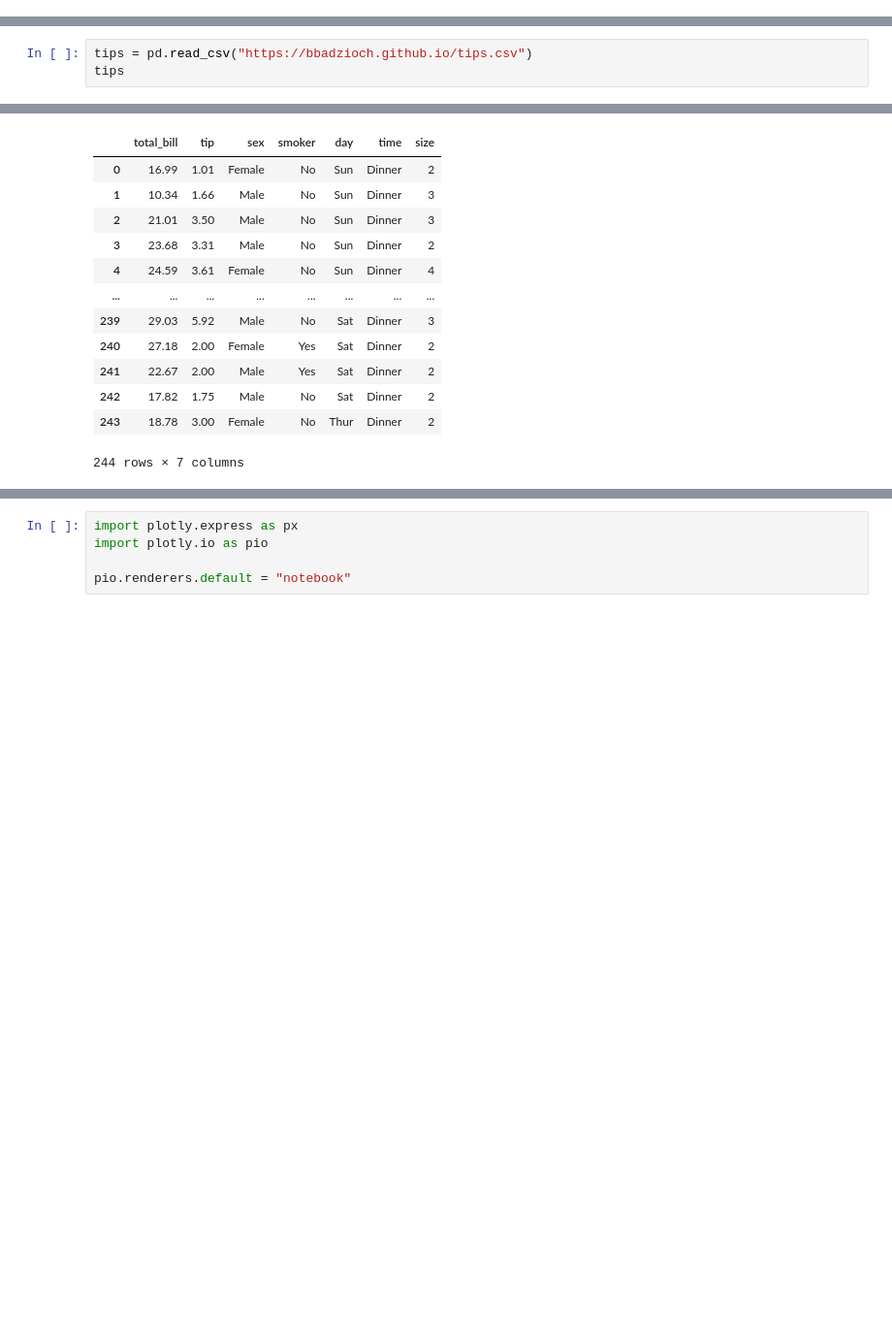
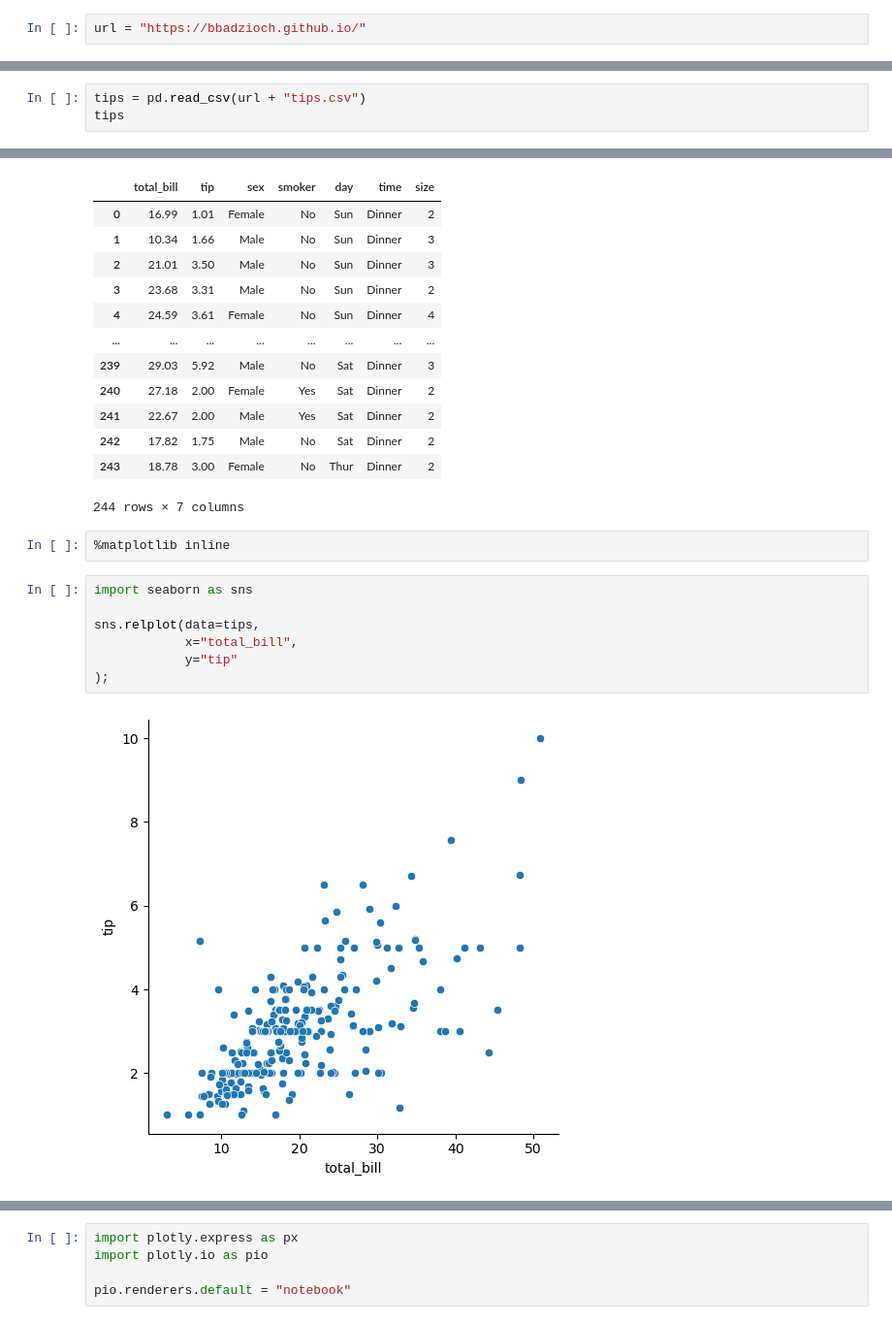
Before and after one commit to bbadzioch/bbadzioch.github.io, a Jupyter notebook: iad_2023.ipynb, the cells around one changed output, grey strips where cells are left out. Shown: that part at 97% size. Saved outputs shown, nothing was run; the diff lists cells and outputs as text; blank space fills up the shorter version.

```diff
--- a/iad_2023.ipynb
+++ b/iad_2023.ipynb
@@ -13,0 +10,2 @@ KeyboardInterrupt:
+# %%
+url = "https://bbadzioch.github.io/"
@@ -370,7 +373,7 @@ df
 # %% [markdown]
 ## GroupBy
 # %%
-tips = pd.read_csv("https://bbadzioch.github.io/tips.csv")
+tips = pd.read_csv(url + "tips.csv")
 tips
 # %% [output]
 |  | total_bill | tip | sex | smoker | day | time | size |
@@ -716,3 +729,14 @@ tips
 | 242 | 17.82 | 1.75 | Male | No | Sat | Dinner | 2 |
 | 243 | 18.78 | 3.00 | Female | No | Thur | Dinner | 2 |
 244 rows × 7 columns
+# %%
+%matplotlib inline
+# %%
+import seaborn as sns
+
+sns.relplot(data=tips,
+            x="total_bill",
+            y="tip"
+);
+# %% [output]
+[figure, added]
```
Also changed, not shown: parts of 31 cells of this notebook, 1 other file.
